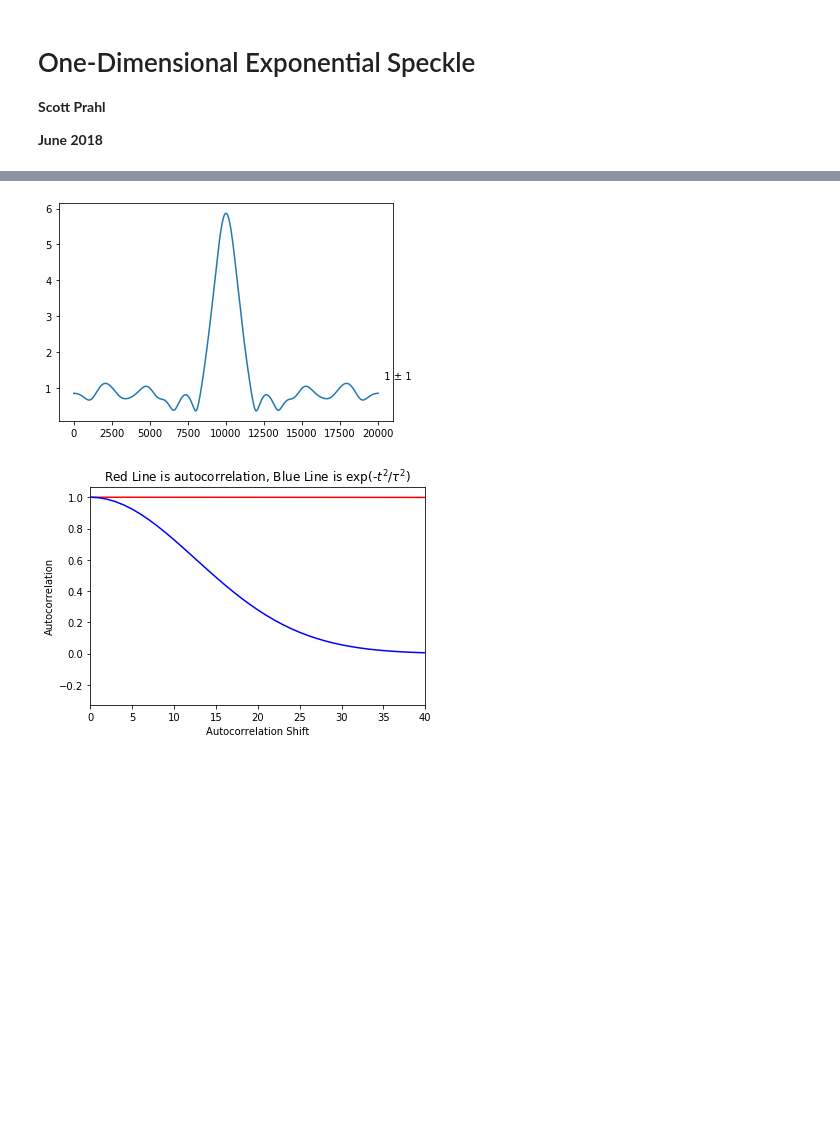
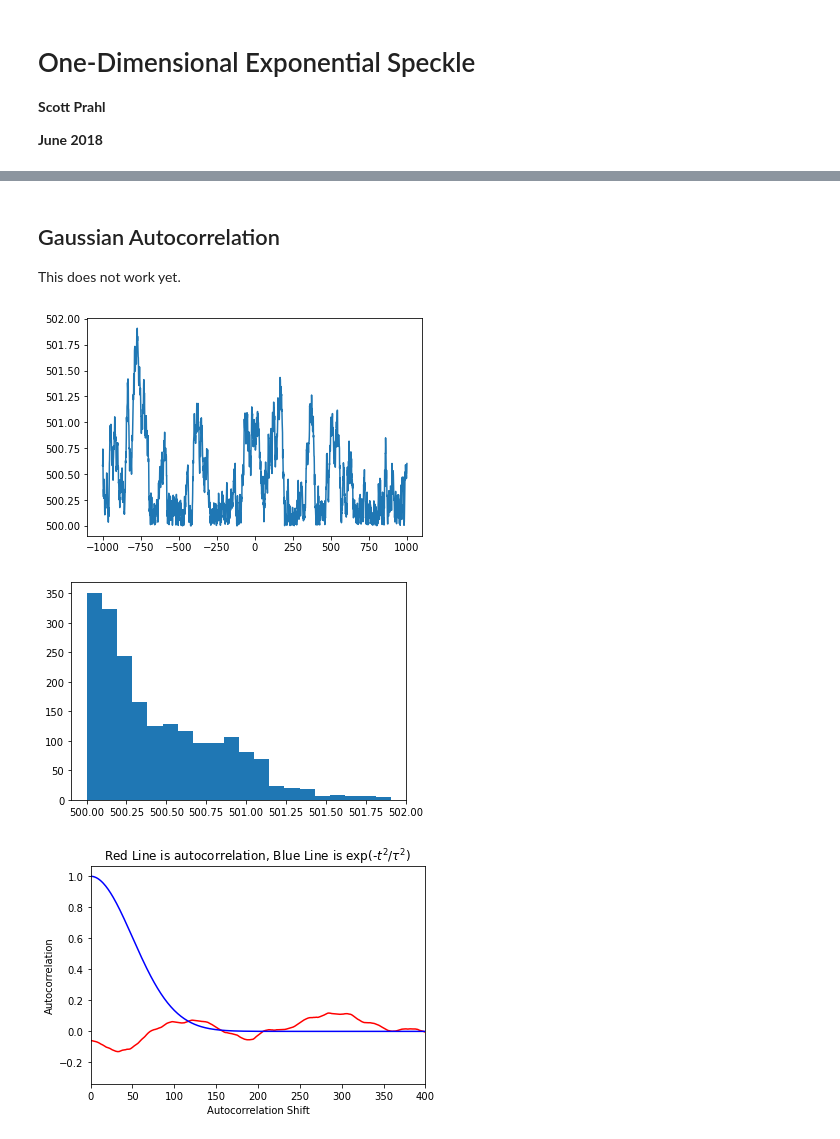
Before and after one commit to scottprahl/pyspeckle, a Jupyter notebook: docs/0-One-Dim-Speckle-Basics.ipynb, the cells around one changed output, grey strips where cells are left out. Cells and saved outputs as stored; diff of their text form; code cells hidden in the pictures; blank space fills up the shorter version.

```diff
--- a/docs/0-One-Dim-Speckle-Basics.ipynb
+++ b/docs/0-One-Dim-Speckle-Basics.ipynb
@@ -154,28 +133,37 @@ def create_gaussian_1D(M, mean, stdev, tau):
+# %% [markdown]
+## Gaussian Autocorrelation
+
+This does not work yet.
 # %%
-M=20000
-x=np.linspace(0,M-1,M)
+M=2000
+x=np.linspace(0,M-1,M) - M/2
 stdev=50
 tau = 100
 avg = 500
 
-y = create_gaussian_1D(M,avg,stdev,tau)
+y = pyspeckle.create_gaussian_1D(M,avg,stdev,tau)
 ave = np.mean(y)
 std = np.sqrt(np.var(y))
 plt.annotate("  %.0f ± %.0f"%(ave,std),xy=(M,ave))
 plt.plot(x,y)
 plt.show()
 
+plt.hist(y, bins=20)
+plt.show()
+
+
 ac = autocorr(y)
 plt.plot(x,ac,color='red')
 
 plt.xlim(0,4*tau)
-plt.plot(x,np.exp(-x**2/tau**2/np.pi),color='blue')
+plt.plot(x,np.exp(-x**2/(tau**2/2)),color='blue')
 
 plt.title(r"Red Line is autocorrelation, Blue Line is exp(-$t^2/\tau^2$)")
 plt.xlabel('Autocorrelation Shift')
 plt.ylabel('Autocorrelation')
 
 plt.show()
 # %% [output]
-[figure, old version]
+[figure, new version]
-[figure, old version]
+[figure, new version]
+[figure, added]
```
Also changed, not shown: parts of 9 cells of this notebook, 2 other files.
